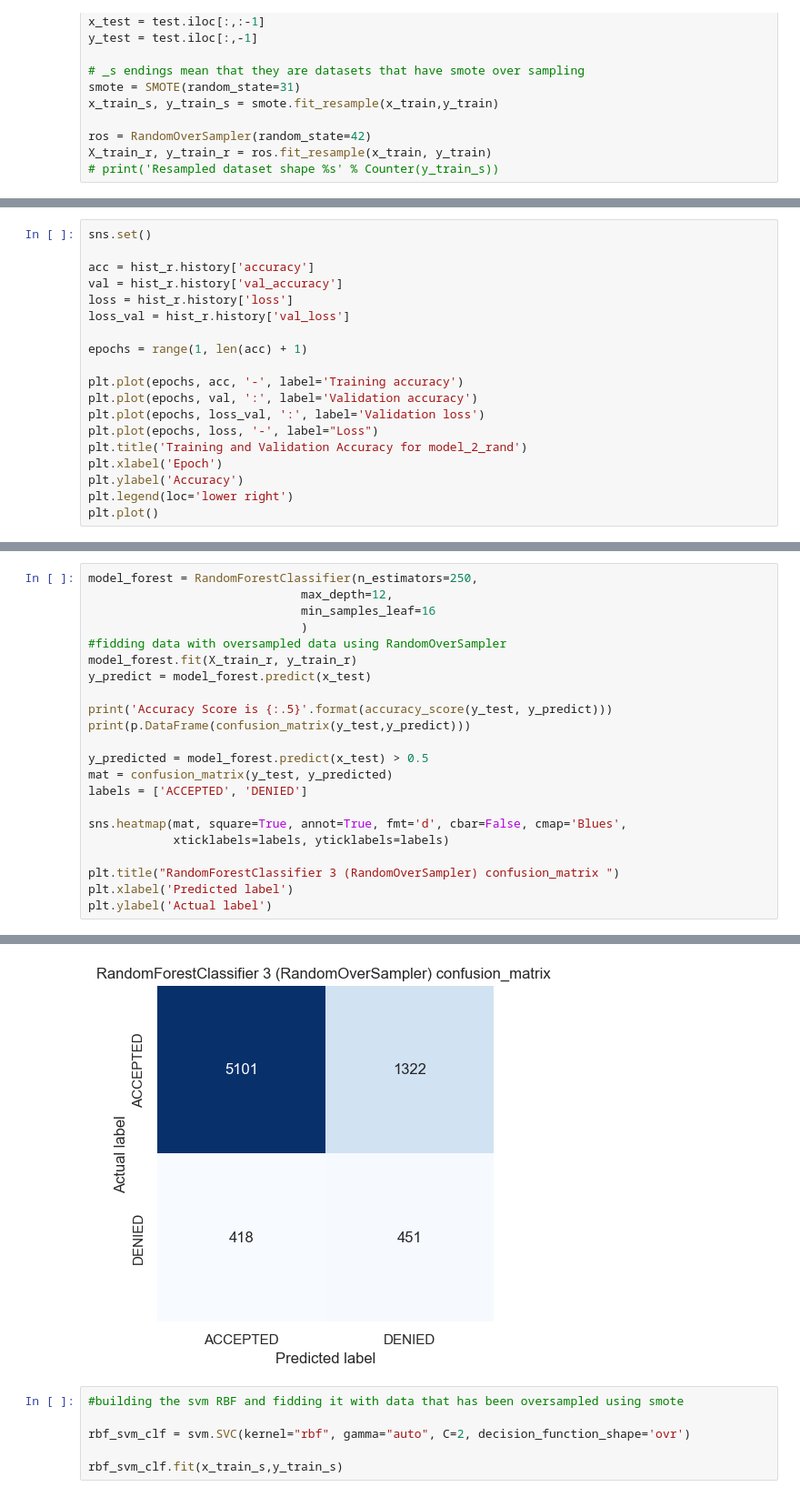
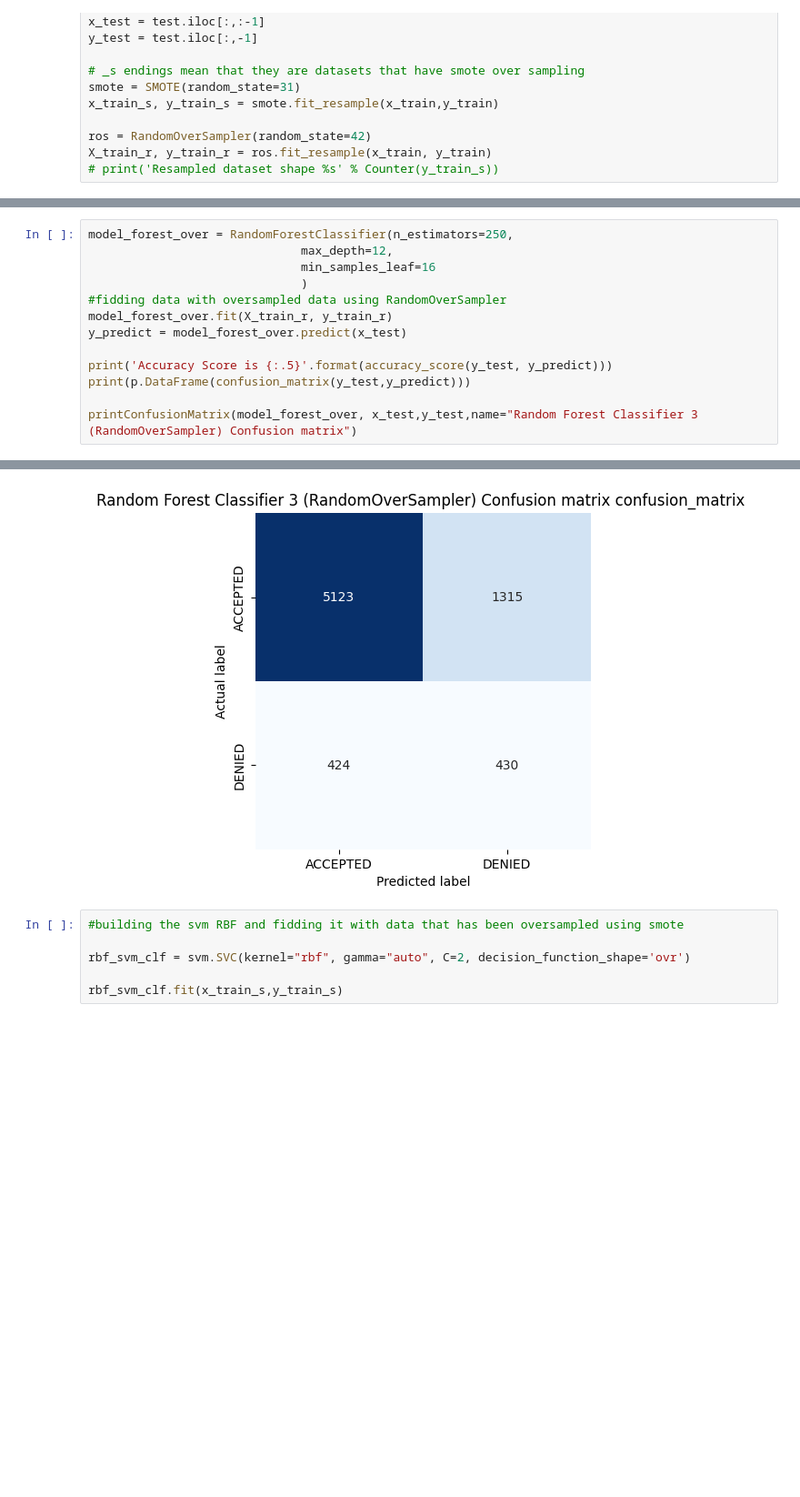
Before and after one commit to OrbelB/MLCreditCards, a Jupyter notebook: NN_model_2.ipynb, the cells around one changed output, grey strips where cells are left out. Shown at 91% size. Drawn from its saved outputs; the diff is of its cells as text; blank space fills up the shorter version.

```diff
--- a/NN_model_2.ipynb
+++ b/NN_model_2.ipynb
@@ -224,19 +182,0 @@ Epoch 46: early stopping
-# %%
-sns.set()
-
-acc = hist_r.history['accuracy']
-val = hist_r.history['val_accuracy']
-loss = hist_r.history['loss']
-loss_val = hist_r.history['val_loss']
-
-epochs = range(1, len(acc) + 1)
-
-plt.plot(epochs, acc, '-', label='Training accuracy')
-plt.plot(epochs, val, ':', label='Validation accuracy')
-plt.plot(epochs, loss_val, ':', label='Validation loss')
-plt.plot(epochs, loss, '-', label="Loss")
-plt.title('Training and Validation Accuracy for model_2_rand')
-plt.xlabel('Epoch')
-plt.ylabel('Accuracy')
-plt.legend(loc='lower right')
-plt.plot()
@@ -375,23 +261,14 @@ Text(110.44999999999997, 0.5, 'Actual label')
 # %%
-model_forest = RandomForestClassifier(n_estimators=250,
+model_forest_over = RandomForestClassifier(n_estimators=250,
                               max_depth=12,
                               min_samples_leaf=16
                               )
 #fidding data with oversampled data using RandomOverSampler
-model_forest.fit(X_train_r, y_train_r)
-y_predict = model_forest.predict(x_test)
+model_forest_over.fit(X_train_r, y_train_r)
+y_predict = model_forest_over.predict(x_test)
 
 print('Accuracy Score is {:.5}'.format(accuracy_score(y_test, y_predict)))
 print(p.DataFrame(confusion_matrix(y_test,y_predict)))
 
-y_predicted = model_forest.predict(x_test) > 0.5
-mat = confusion_matrix(y_test, y_predicted)
-labels = ['ACCEPTED', 'DENIED']
-
-sns.heatmap(mat, square=True, annot=True, fmt='d', cbar=False, cmap='Blues',
-            xticklabels=labels, yticklabels=labels)
-
-plt.title("RandomForestClassifier 3 (RandomOverSampler) confusion_matrix ")
-plt.xlabel('Predicted label')
-plt.ylabel('Actual label')
+printConfusionMatrix(model_forest_over, x_test,y_test,name="Random Forest Classifier 3 (RandomOverSampler) Confusion matrix")
 # %% [output]
@@ -403,4 +279,4 @@ Text(110.44999999999997, 0.5, 'Actual label')
-[figure, old version]
+[figure, new version]
 # %%
 #building the svm RBF and fidding it with data that has been oversampled using smote
 
```
Also changed, not shown: parts of 26 cells of this notebook, 4 other files.
